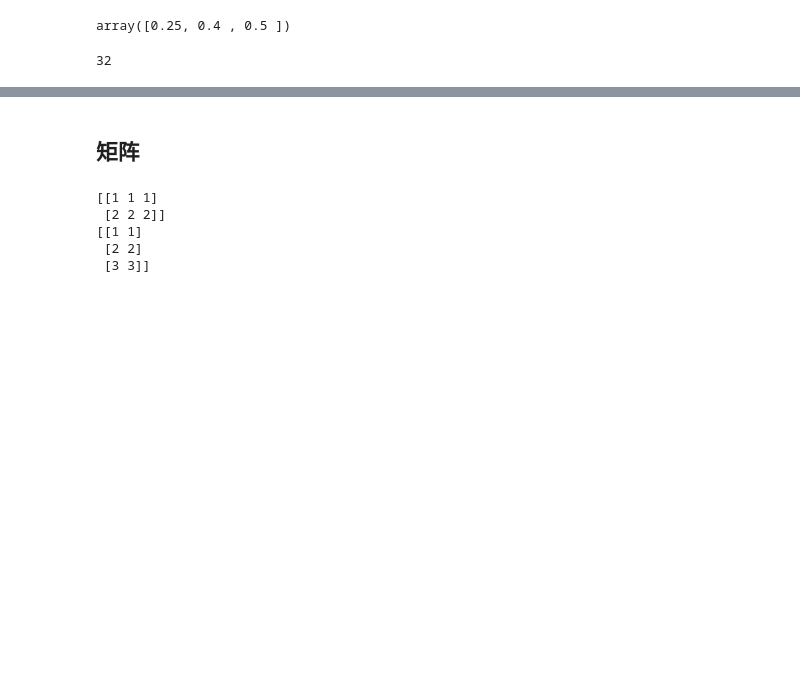
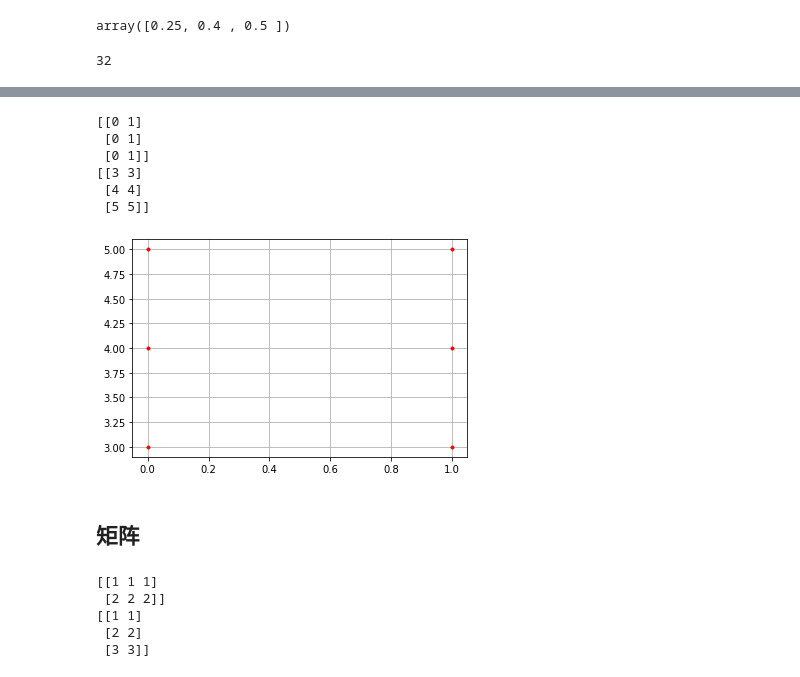
Before and after one commit to fenixchen/BookReading, a Jupyter notebook: DeepLearningFromScratch/1.Python入门.ipynb, the cells around one changed output, grey strips where cells are left out. Saved outputs shown, nothing was run; the diff lists cells and outputs as text; code cells hidden in the pictures; blank space fills up the shorter version.

```diff
--- a/DeepLearningFromScratch/1.Python入门.ipynb
+++ b/DeepLearningFromScratch/1.Python入门.ipynb
@@ -106,3 +112,24 @@ a@b
+# %%
+import numpy as np
+a = np.array([0, 1])
+b = np.array([3, 4, 5])
+x, y = np.meshgrid(a, b)
+print(x)
+print(y)
+plt.plot(x, y,
+   color='red', # 全部点设置为红色
+   marker='.', # 点的形状为圆点
+   linestyle='') # 线型为空，也即点与点之间不用线连接
+plt.grid(True)
+plt.show()
+# %% [output]
+[[0 1]
+ [0 1]
+ [0 1]]
+[[3 3]
+ [4 4]
+ [5 5]]
+[figure, added]
 # %% [markdown]
 ## 矩阵
 # %%
```
Also changed, not shown: parts of 5 cells of this notebook, 1 other file.
